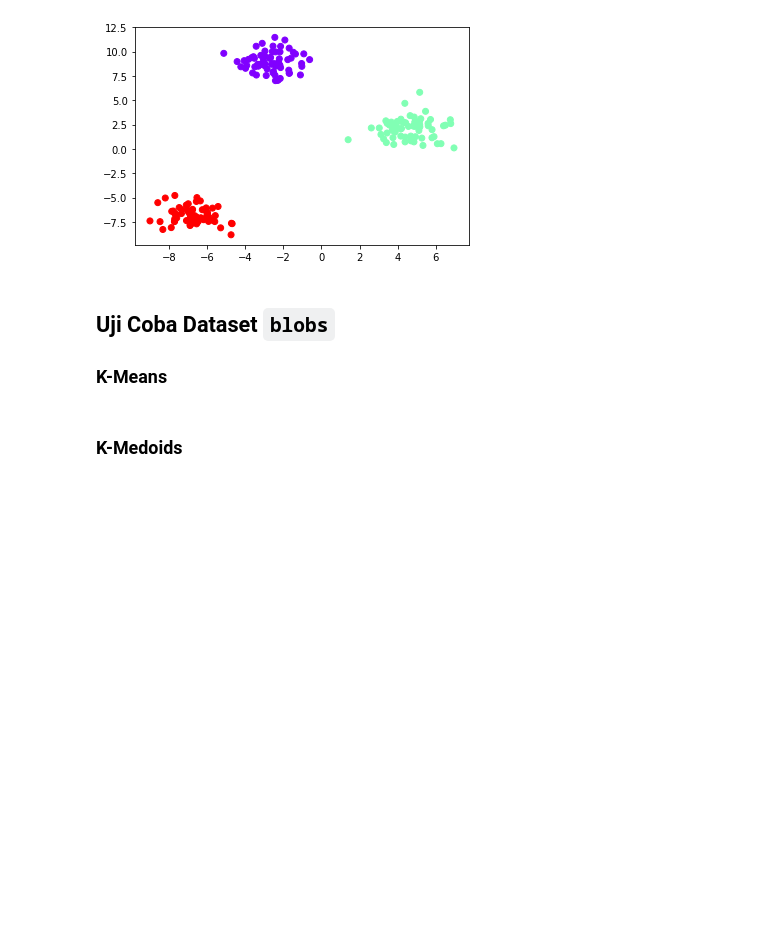
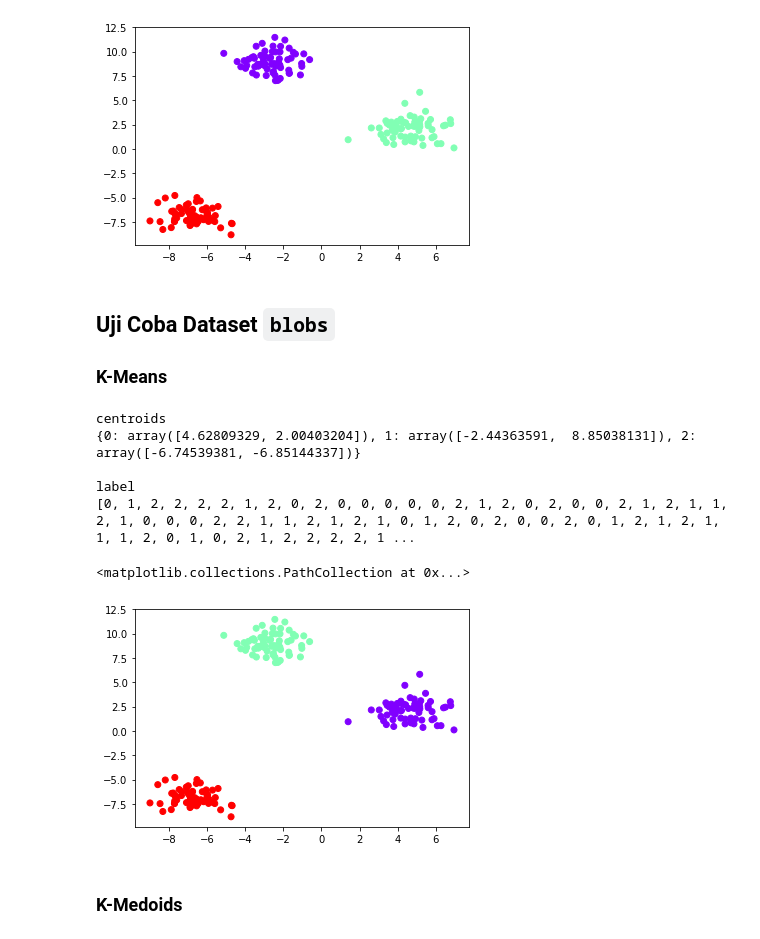
Before and after one commit to irfanmim/MLClustering, a Jupyter notebook: notebook.ipynb, the cells around one changed output. Drawn from its saved outputs; the diff is of its cells as text; code cells hidden in the pictures; blank space fills up the shorter version.

```diff
--- a/notebook.ipynb
+++ b/notebook.ipynb
@@ -22,6 +22,28 @@ scatter(X[:, 0], X[:, 1], c=y, cmap='rainbow')
 ## Uji Coba Dataset `blobs`
 
 ### K-Means
+# %%
+from importlib import reload
+
+# Auto-reload
+import ml_course.kmeans
+KMEANS = reload(ml_course.kmeans).KMEANS
+
+model = KMEANS(k=3)
+y_pred = model.fit_predict(X)
+
+from matplotlib.pyplot import scatter
+
+%matplotlib inline
+scatter(X[:, 0], X[:, 1], c=y_pred, cmap='rainbow')
+# %% [output]
+centroids
+{0: array([4.62809329, 2.00403204]), 1: array([-2.44363591,  8.85038131]), 2: array([-6.74539381, -6.85144337])}
+
+label
+[0, 1, 2, 2, 2, 2, 1, 2, 0, 2, 0, 0, 0, 0, 0, 2, 1, 2, 0, 2, 0, 0, 2, 1, 2, 1, 1, 2, 1, 0, 0, 0, 2, 2, 1, 1, 2, 1, 2, 1, 0, 1, 2, 0, 2, 0, 0, 2, 0, 1, 2, 1, 2, 1, 1, 1, 2, 0, 1, 0, 2, 1, 2, 2, 2, 2, 1 ...
+<matplotlib.collections.PathCollection at 0x...>
+[figure, added]
 # %% [markdown]
 ### K-Medoids
 # %% [markdown]
```
Also changed, not shown: parts of 1 cell of this notebook, 2 other files.
